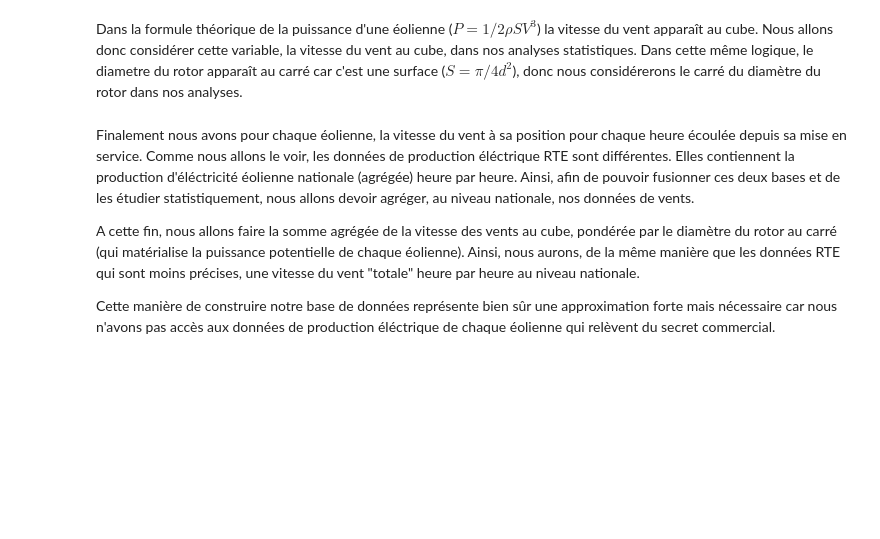
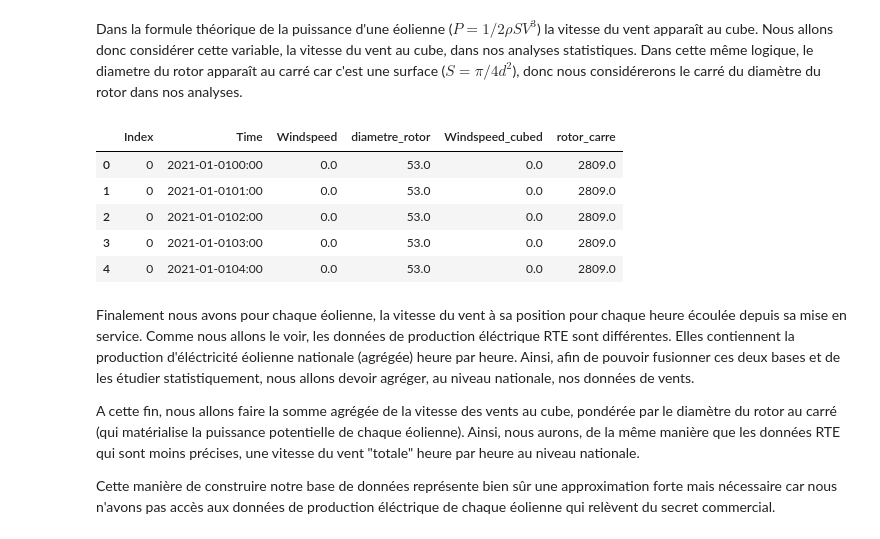
Before and after one commit to Basso42/Production-eolienne-ENSAE, a Jupyter notebook: Modélisation.ipynb, the cells around one changed output. Drawn from its saved outputs; the diff is of its cells as text; code cells hidden in the pictures; blank space fills up the shorter version.

```diff
--- a/Modélisation.ipynb
+++ b/Modélisation.ipynb
@@ -144,7 +173,14 @@ donnees_vent_prediction["Windspeed_cubed"] = donnees_vent_prediction["Windspeed"
 donnees_vent["rotor_carre"] = donnees_vent["diametre_rotor"].pow(2)
 donnees_vent_prediction["rotor_carre"] = donnees_vent_prediction["diametre_rotor"].pow(2)
 # %%
-donnees_vent.head.()
+donnees_vent.head()
+# %% [output]
+|  | Index | Time | Windspeed | diametre_rotor | Windspeed_cubed | rotor_carre |
+| 0 | 0 | 2021-01-0100:00 | 0.0 | 53.0 | 0.0 | 2809.0 |
+| 1 | 0 | 2021-01-0101:00 | 0.0 | 53.0 | 0.0 | 2809.0 |
+| 2 | 0 | 2021-01-0102:00 | 0.0 | 53.0 | 0.0 | 2809.0 |
+| 3 | 0 | 2021-01-0103:00 | 0.0 | 53.0 | 0.0 | 2809.0 |
+| 4 | 0 | 2021-01-0104:00 | 0.0 | 53.0 | 0.0 | 2809.0 |
 # %% [markdown]
 Finalement nous avons pour chaque éolienne, la vitesse du vent à sa position pour chaque heure écoulée depuis sa mise en service. Comme nous allons le voir, les données de production éléctrique RTE sont différentes. Elles contiennent la production d'éléctricité éolienne nationale (agrégée) heure par heure. Ainsi, afin de pouvoir fusionner ces deux bases et de les étudier statistiquement, nous allons devoir agréger, au niveau nationale, nos données de vents.
 
```
Also changed, not shown: parts of 19 cells of this notebook.
